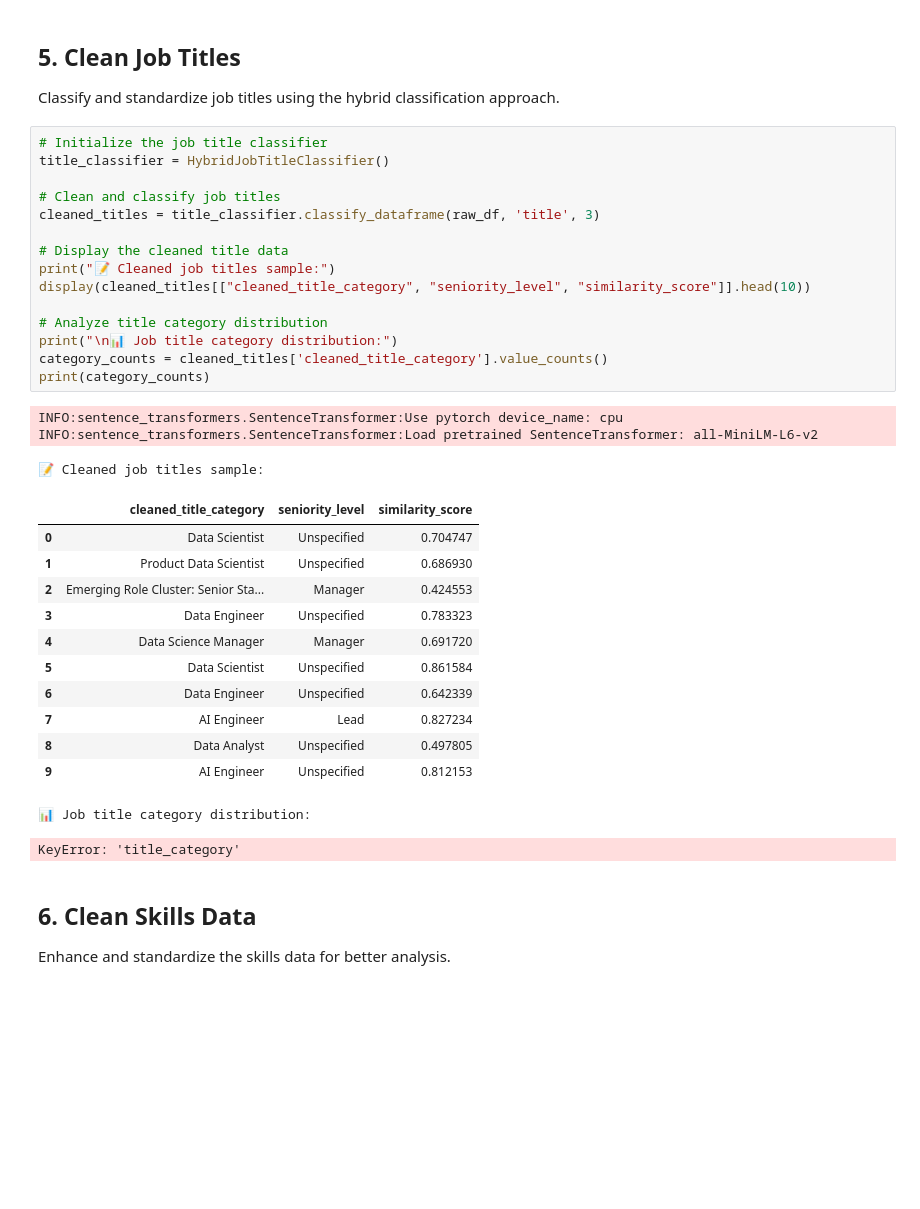
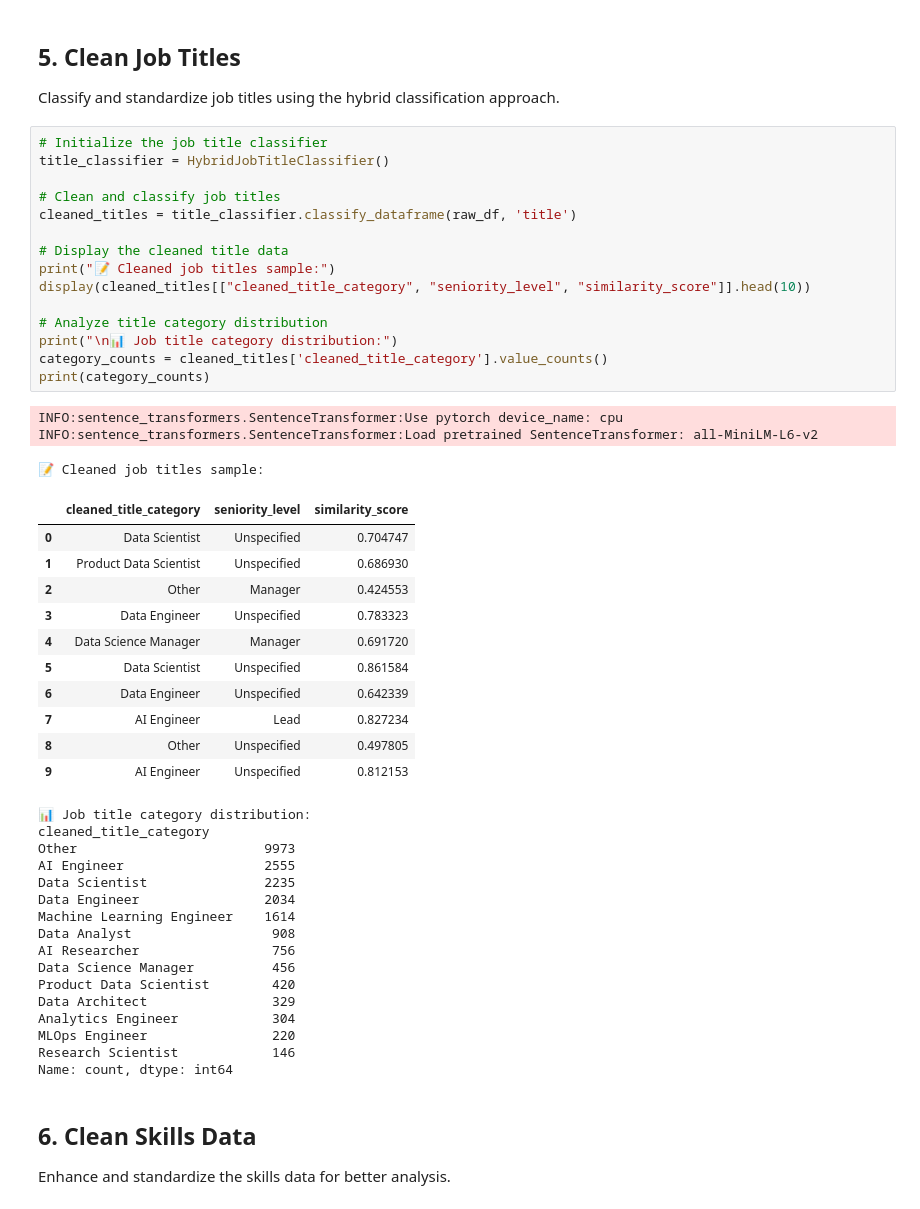
Before and after one commit to Mayenmein/skillhub, a Jupyter notebook: notebooks/02 cleaning.ipynb, the cells around one changed output. Drawn from its saved outputs; the diff is of its cells as text; blank space fills up the shorter version.

```diff
--- a/notebooks/02 cleaning.ipynb
+++ b/notebooks/02 cleaning.ipynb
@@ -100,35 +98,49 @@ Classify and standardize job titles using the hybrid classification approach.
 # %%
 # Initialize the job title classifier
 title_classifier = HybridJobTitleClassifier()
 
 # Clean and classify job titles
-cleaned_titles = title_classifier.classify_dataframe(raw_df, 'title', 3)
+cleaned_titles = title_classifier.classify_dataframe(raw_df, 'title')
 
 # Display the cleaned title data
 print("📝 Cleaned job titles sample:")
 display(cleaned_titles[["cleaned_title_category", "seniority_level", "similarity_score"]].head(10))
 
 # Analyze title category distribution
 print("\n📊 Job title category distribution:")
 category_counts = cleaned_titles['cleaned_title_category'].value_counts()
 print(category_counts)
 # %% [output]
 INFO:sentence_transformers.SentenceTransformer:Use pytorch device_name: cpu
 INFO:sentence_transformers.SentenceTransformer:Load pretrained SentenceTransformer: all-MiniLM-L6-v2
 📝 Cleaned job titles sample:
 |  | cleaned_title_category | seniority_level | similarity_score |
 | 0 | Data Scientist | Unspecified | 0.704747 |
 | 1 | Product Data Scientist | Unspecified | 0.686930 |
-| 2 | Emerging Role Cluster: Senior Sta... | Manager | 0.424553 |
+| 2 | Other | Manager | 0.424553 |
 | 3 | Data Engineer | Unspecified | 0.783323 |
 | 4 | Data Science Manager | Manager | 0.691720 |
 | 5 | Data Scientist | Unspecified | 0.861584 |
 | 6 | Data Engineer | Unspecified | 0.642339 |
 | 7 | AI Engineer | Lead | 0.827234 |
-| 8 | Data Analyst | Unspecified | 0.497805 |
+| 8 | Other | Unspecified | 0.497805 |
 | 9 | AI Engineer | Unspecified | 0.812153 |
 📊 Job title category distribution:
+cleaned_title_category
+Other                        9973
+AI Engineer                  2555
+Data Scientist               2235
+Data Engineer                2034
+Machine Learning Engineer    1614
+Data Analyst                  908
+AI Researcher                 756
+Data Science Manager          456
+Product Data Scientist        420
+Data Architect                329
+Analytics Engineer            304
+MLOps Engineer                220
+Research Scientist            146
+Name: count, dtype: int64
-KeyError: 'title_category'
 # %% [markdown]
 ## 6. Clean Skills Data
 
```
Also changed, not shown: parts of 7 cells of this notebook, 6 other files.
